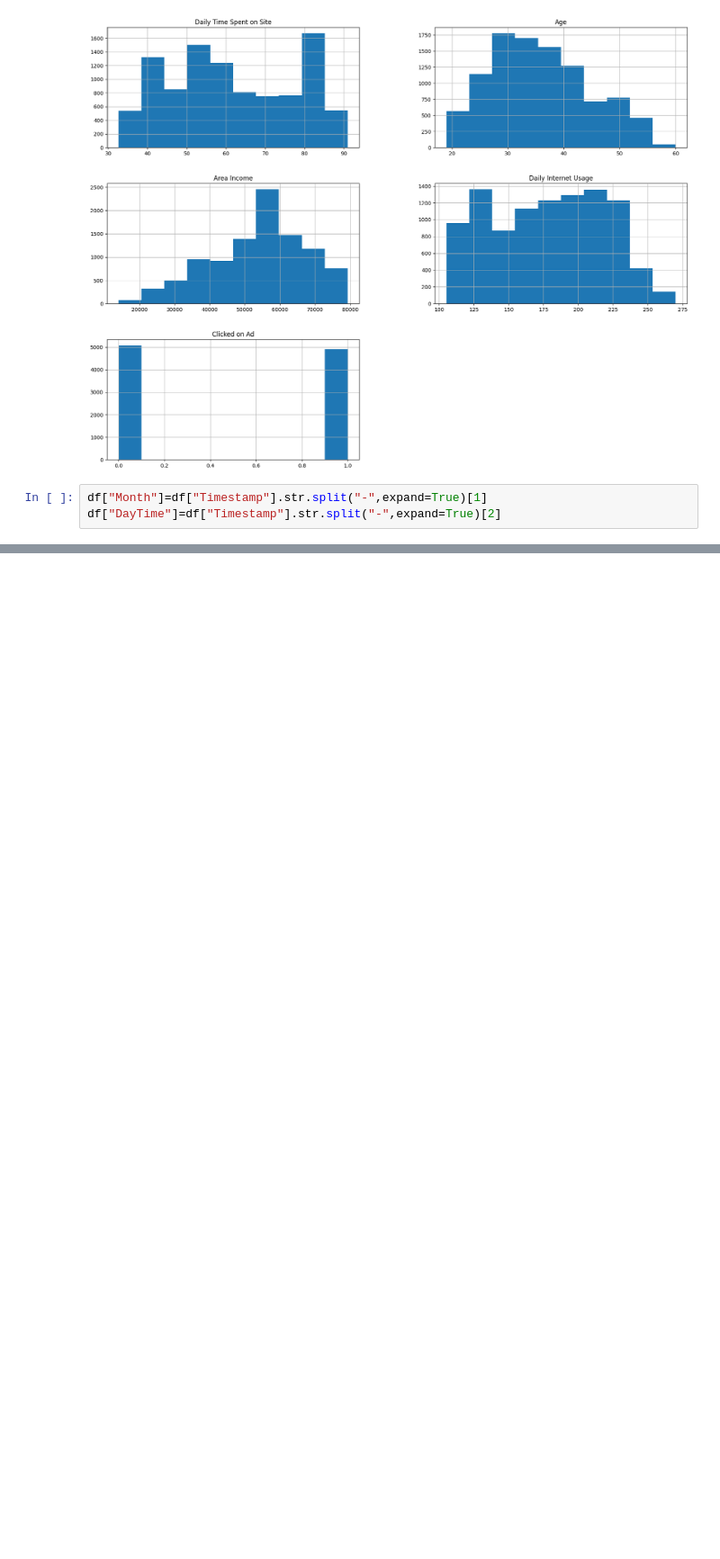
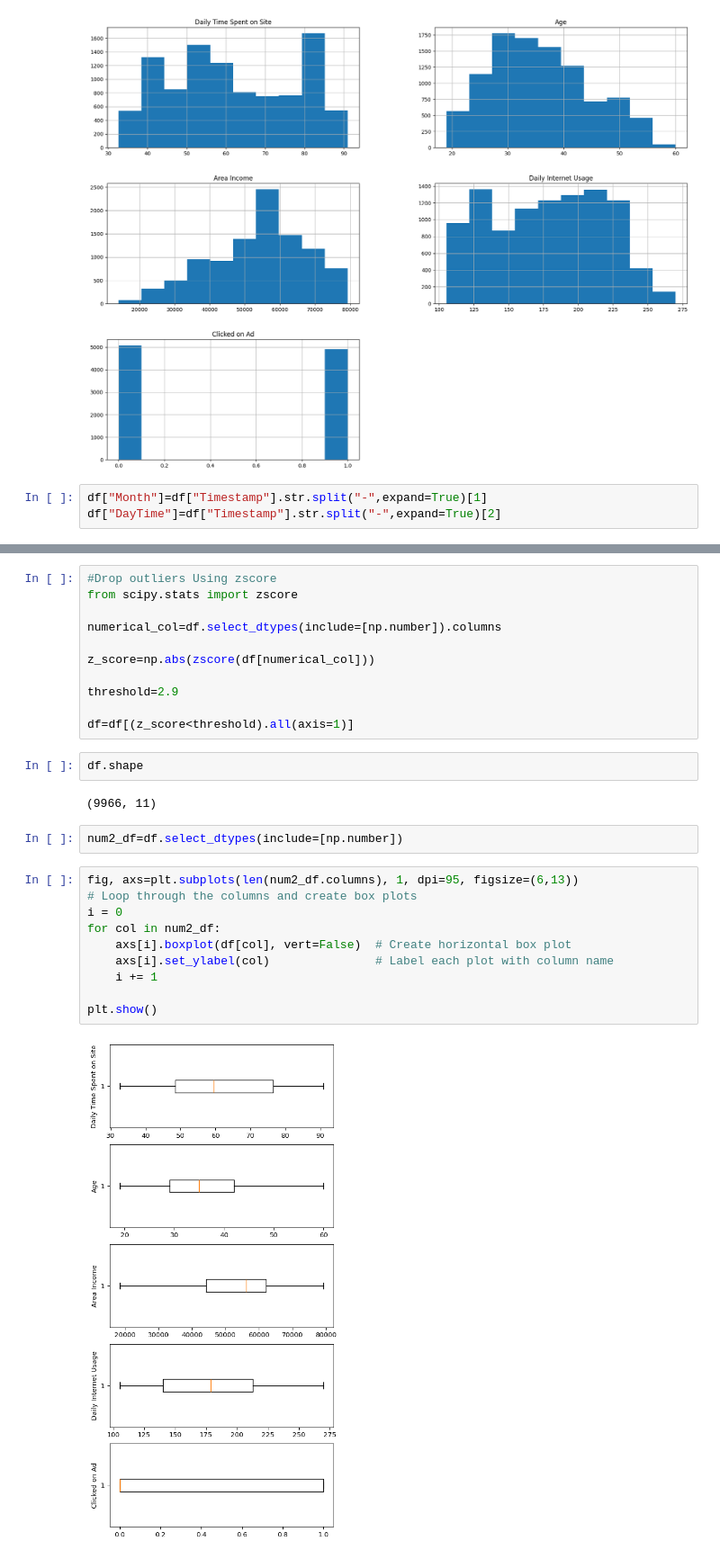
Before and after one commit to NatashaMoses/Data_Science_Projects, a Jupyter notebook: Ads-Click-Through-Rate-Prediction/Ads-Click-Through-Rate-Prediction.ipynb, the cells around one changed output, grey strips where cells are left out. Shown at 90% size. Drawn from its saved outputs; the diff is of its cells as text; blank space fills up the shorter version.

```diff
--- a/Ads-Click-Through-Rate-Prediction/Ads-Click-Through-Rate-Prediction.ipynb
+++ b/Ads-Click-Through-Rate-Prediction/Ads-Click-Through-Rate-Prediction.ipynb
@@ -66,0 +96,29 @@ df.head()
+# %%
+#Drop outliers Using zscore
+from scipy.stats import zscore
+
+numerical_col=df.select_dtypes(include=[np.number]).columns
+
+z_score=np.abs(zscore(df[numerical_col]))
+
+threshold=2.9
+
+df=df[(z_score<threshold).all(axis=1)]
+# %%
+df.shape
+# %% [output]
+(9966, 11)
+# %%
+num2_df=df.select_dtypes(include=[np.number])
+# %%
+fig, axs=plt.subplots(len(num2_df.columns), 1, dpi=95, figsize=(6,13))
+# Loop through the columns and create box plots
+i = 0
+for col in num2_df:
+    axs[i].boxplot(df[col], vert=False)  # Create horizontal box plot
+    axs[i].set_ylabel(col)               # Label each plot with column name
+    i += 1
+
+plt.show()
+# %% [output]
+[figure, added]
```
Also changed, not shown: parts of 6 cells of this notebook.
